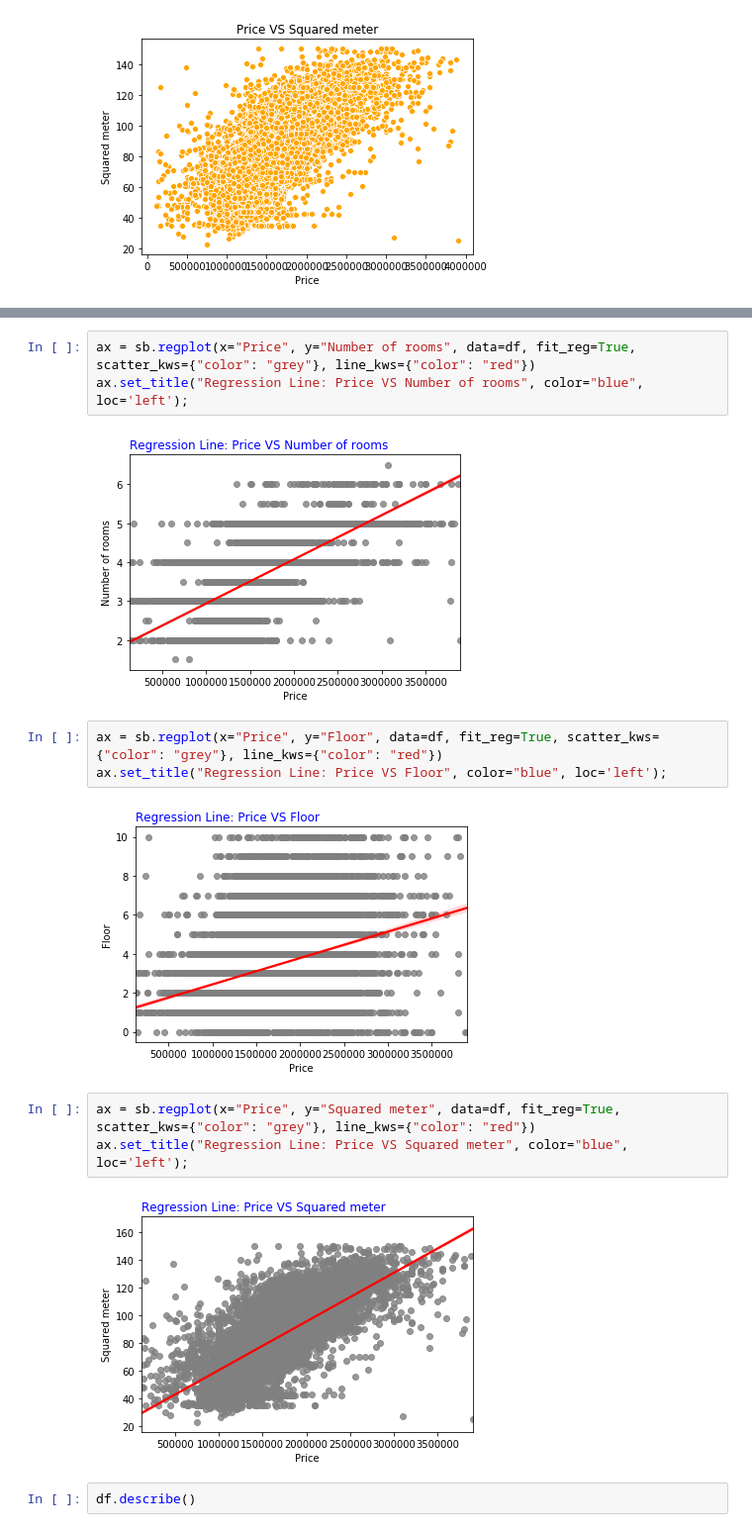
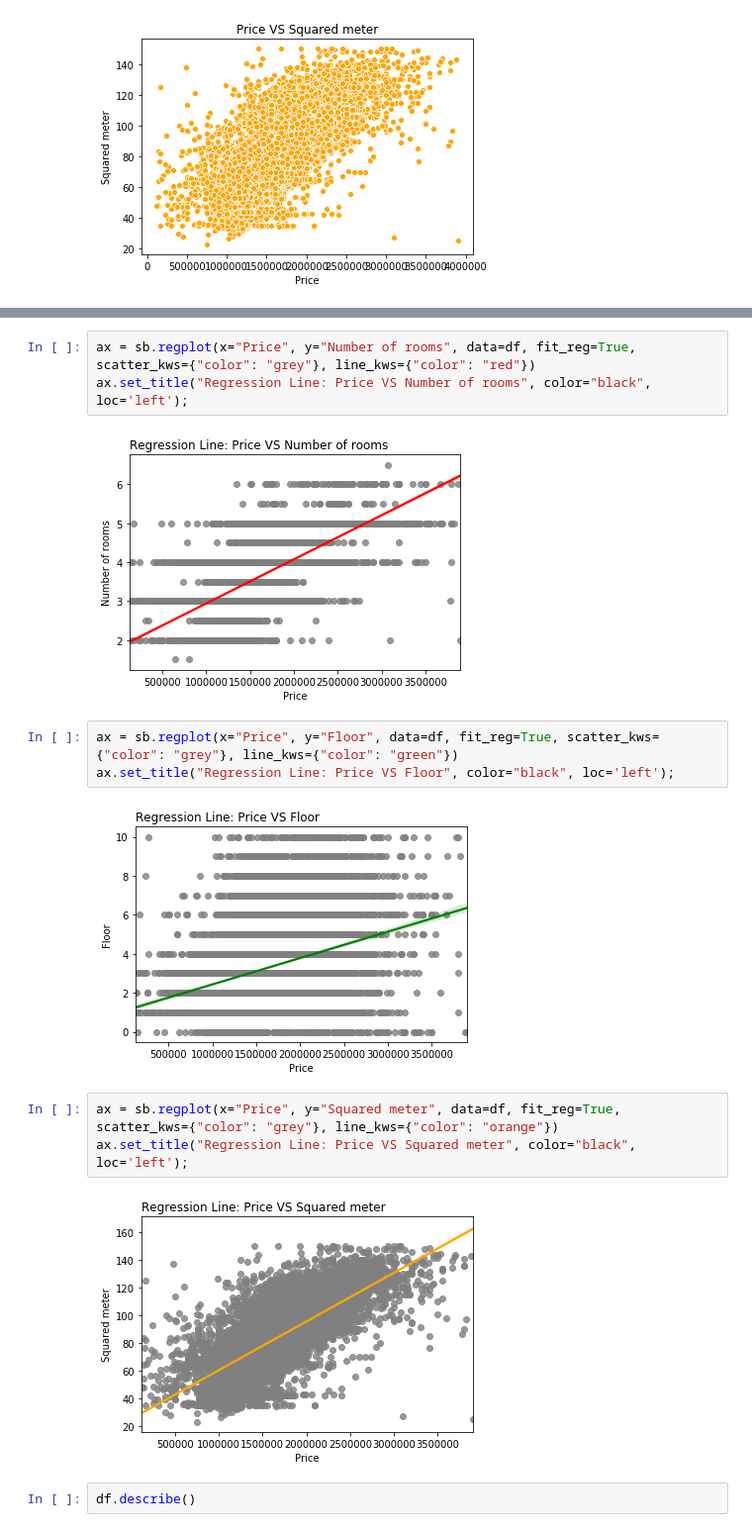
Before and after one commit to Matan-Shimon/Introduction-to-Data-Science-project, a Jupyter notebook: Regression.ipynb, the cells around one changed output, grey strips where cells are left out. Shown at 99% size. Drawn from its saved outputs; the diff is of its cells as text.

Commit message:
Regression update

```diff
--- a/Regression.ipynb
+++ b/Regression.ipynb
@@ -203,18 +210,18 @@ ax.set_title("Regression Line: Price VS Year sold", color="blue", loc='left');
 # %%
 ax = sb.regplot(x="Price", y="Number of rooms", data=df, fit_reg=True, scatter_kws={"color": "grey"}, line_kws={"color": "red"})
-ax.set_title("Regression Line: Price VS Number of rooms", color="blue", loc='left');
+ax.set_title("Regression Line: Price VS Number of rooms", color="black", loc='left');
 # %% [output]
-[figure, old version]
+[figure, new version]
 # %%
-ax = sb.regplot(x="Price", y="Floor", data=df, fit_reg=True, scatter_kws={"color": "grey"}, line_kws={"color": "red"})
-ax.set_title("Regression Line: Price VS Floor", color="blue", loc='left');
+ax = sb.regplot(x="Price", y="Floor", data=df, fit_reg=True, scatter_kws={"color": "grey"}, line_kws={"color": "green"})
+ax.set_title("Regression Line: Price VS Floor", color="black", loc='left');
 # %% [output]
-[figure, old version]
+[figure, new version]
 # %%
-ax = sb.regplot(x="Price", y="Squared meter", data=df, fit_reg=True, scatter_kws={"color": "grey"}, line_kws={"color": "red"})
-ax.set_title("Regression Line: Price VS Squared meter", color="blue", loc='left');
+ax = sb.regplot(x="Price", y="Squared meter", data=df, fit_reg=True, scatter_kws={"color": "grey"}, line_kws={"color": "orange"})
+ax.set_title("Regression Line: Price VS Squared meter", color="black", loc='left');
 # %% [output]
-[figure, old version]
+[figure, new version]
 # %%
 df.describe()
 # %% [output]
```
Also changed, not shown: parts of 9 cells of this notebook.
